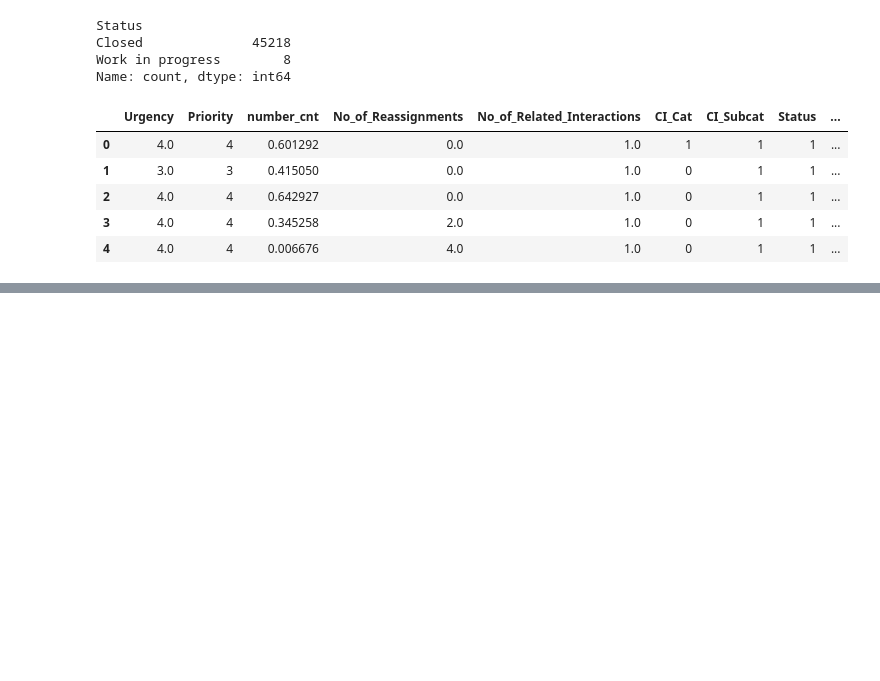
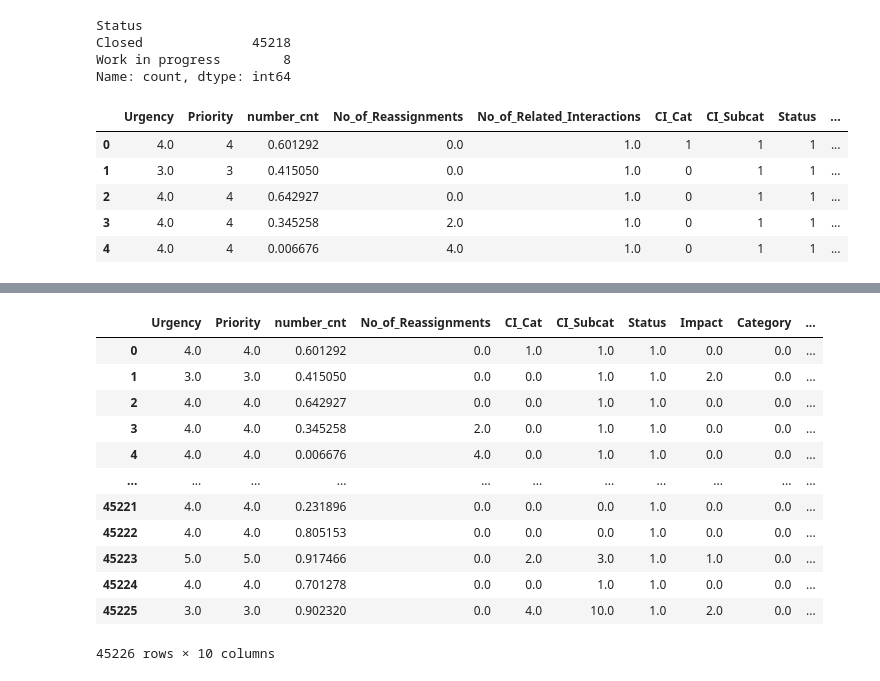
Before and after one commit to ash-171/ABCtech, a Jupyter notebook: PRCL-0012.ipynb, the cells around one changed output, grey strips where cells are left out. Saved outputs shown, nothing was run; the diff lists cells and outputs as text; code cells hidden in the pictures; blank space fills up the shorter version.

```diff
--- a/PRCL-0012.ipynb
+++ b/PRCL-0012.ipynb
@@ -707,0 +709,16 @@ for i in ['Close_Time','Resolved_Time']:
+# %%
+df_task_1.astype('float')
+# %% [output]
+|  | Urgency | Priority | number_cnt | No_of_Reassignments | CI_Cat | CI_Subcat | Status | Impact | Category | ... |
+| 0 | 4.0 | 4.0 | 0.601292 | 0.0 | 1.0 | 1.0 | 1.0 | 0.0 | 0.0 | ... |
+| 1 | 3.0 | 3.0 | 0.415050 | 0.0 | 0.0 | 1.0 | 1.0 | 2.0 | 0.0 | ... |
+| 2 | 4.0 | 4.0 | 0.642927 | 0.0 | 0.0 | 1.0 | 1.0 | 0.0 | 0.0 | ... |
+| 3 | 4.0 | 4.0 | 0.345258 | 2.0 | 0.0 | 1.0 | 1.0 | 0.0 | 0.0 | ... |
+| 4 | 4.0 | 4.0 | 0.006676 | 4.0 | 0.0 | 1.0 | 1.0 | 0.0 | 0.0 | ... |
+| ... | ... | ... | ... | ... | ... | ... | ... | ... | ... | ... |
+| 45221 | 4.0 | 4.0 | 0.231896 | 0.0 | 0.0 | 0.0 | 1.0 | 0.0 | 0.0 | ... |
+| 45222 | 4.0 | 4.0 | 0.805153 | 0.0 | 0.0 | 0.0 | 1.0 | 0.0 | 0.0 | ... |
+| 45223 | 5.0 | 5.0 | 0.917466 | 0.0 | 2.0 | 3.0 | 1.0 | 1.0 | 0.0 | ... |
+| 45224 | 4.0 | 4.0 | 0.701278 | 0.0 | 0.0 | 1.0 | 1.0 | 0.0 | 0.0 | ... |
+| 45225 | 3.0 | 3.0 | 0.902320 | 0.0 | 4.0 | 10.0 | 1.0 | 2.0 | 0.0 | ... |
+45226 rows × 10 columns
```
Also changed, not shown: parts of 40 cells of this notebook.
